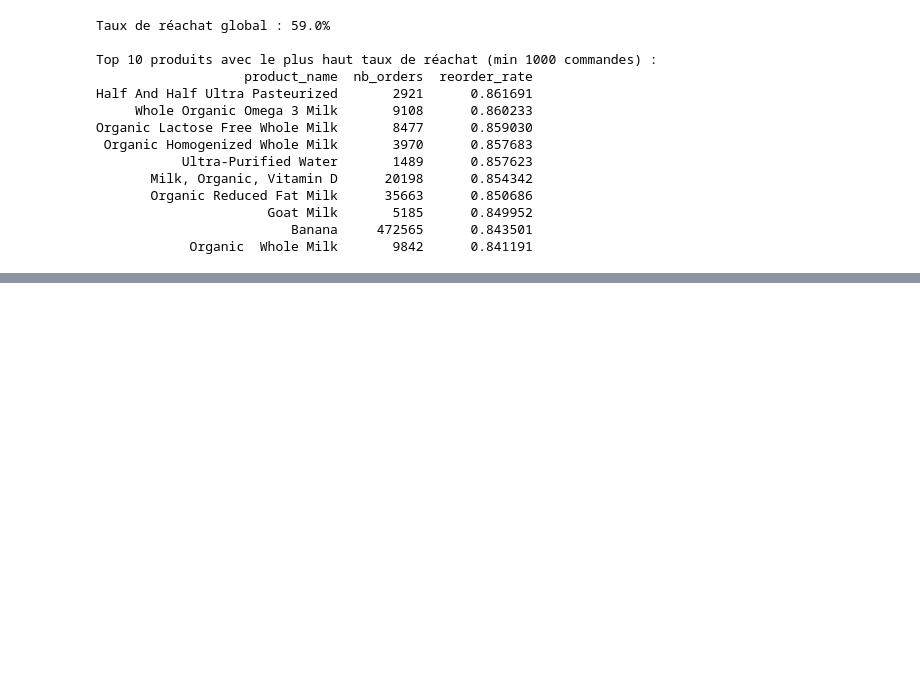
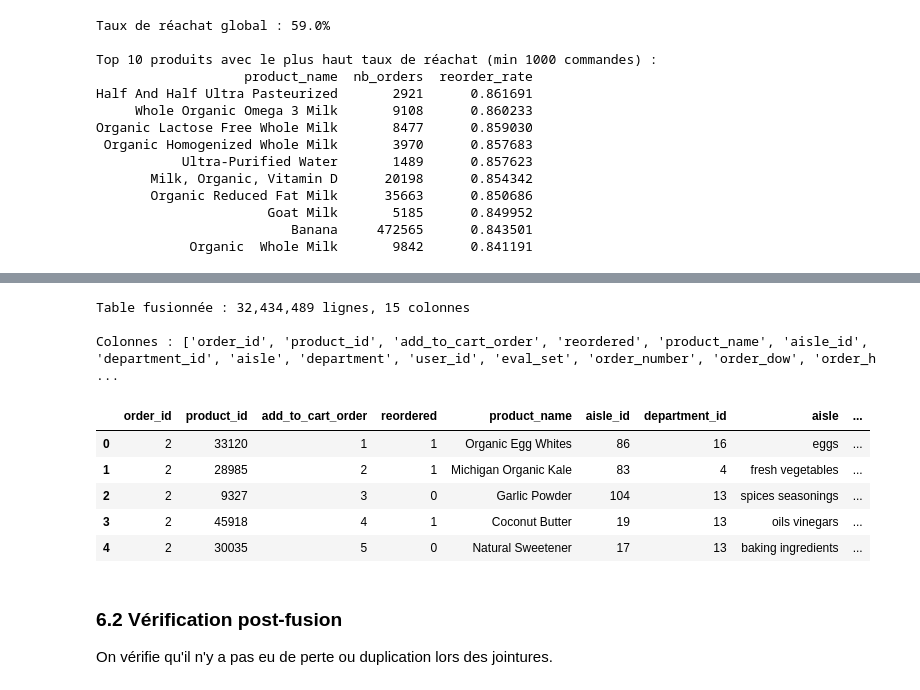
Before and after one commit to AlexisSTH/Projet-Market-Basket, a Jupyter notebook: notebook/01_eda.ipynb, the cells around one changed output, grey strips where cells are left out. Cells and saved outputs as stored; diff of their text form; code cells hidden in the pictures; blank space fills up the shorter version.

Commit message:
Nettoyage et preparation de donné avec merge

```diff
--- a/notebook/01_eda.ipynb
+++ b/notebook/01_eda.ipynb
@@ -201,0 +207,26 @@ Organic Lactose Free Whole Milk       8477      0.859030
+# %%
+# On travaille avec prior (le plus gros jeu, plus représentatif)
+df = (
+    order_products_prior
+    .merge(products, on='product_id')
+    .merge(aisles, on='aisle_id')
+    .merge(departments, on='department_id')
+    .merge(orders, on='order_id')
+)
+
+print(f"Table fusionnée : {df.shape[0]:,} lignes, {df.shape[1]} colonnes")
+print(f"\nColonnes : {list(df.columns)}")
+df.head()
+# %% [output]
+Table fusionnée : 32,434,489 lignes, 15 colonnes
+
+Colonnes : ['order_id', 'product_id', 'add_to_cart_order', 'reordered', 'product_name', 'aisle_id', 'department_id', 'aisle', 'department', 'user_id', 'eval_set', 'order_number', 'order_dow', 'order_h ...
+|  | order_id | product_id | add_to_cart_order | reordered | product_name | aisle_id | department_id | aisle | ... |
+| 0 | 2 | 33120 | 1 | 1 | Organic Egg Whites | 86 | 16 | eggs | ... |
+| 1 | 2 | 28985 | 2 | 1 | Michigan Organic Kale | 83 | 4 | fresh vegetables | ... |
+| 2 | 2 | 9327 | 3 | 0 | Garlic Powder | 104 | 13 | spices seasonings | ... |
+| 3 | 2 | 45918 | 4 | 1 | Coconut Butter | 19 | 13 | oils vinegars | ... |
+| 4 | 2 | 30035 | 5 | 0 | Natural Sweetener | 17 | 13 | baking ingredients | ... |
+# %% [markdown]
+### 6.2 Vérification post-fusion
+On vérifie qu'il n'y a pas eu de perte ou duplication lors des jointures.
```
Also changed, not shown: parts of 6 cells of this notebook.
